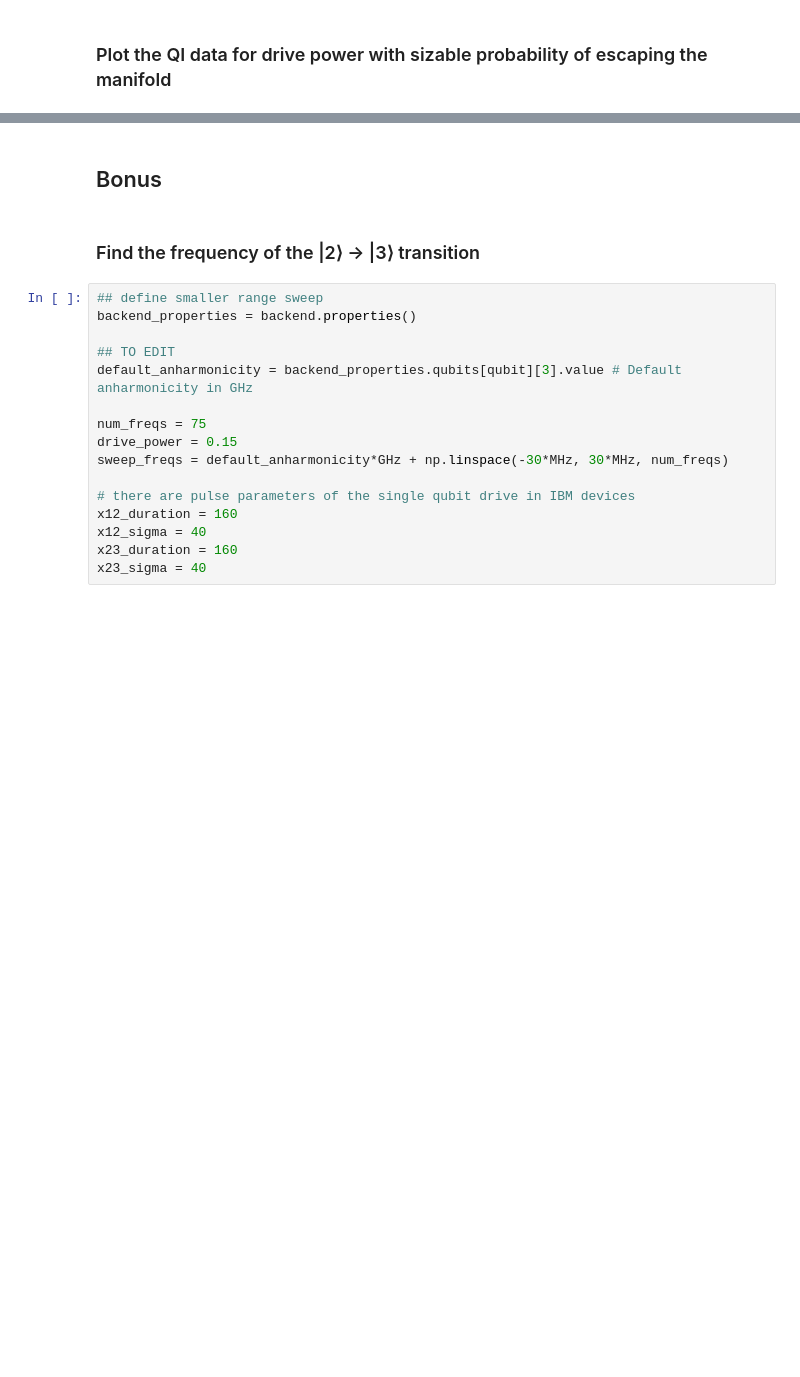
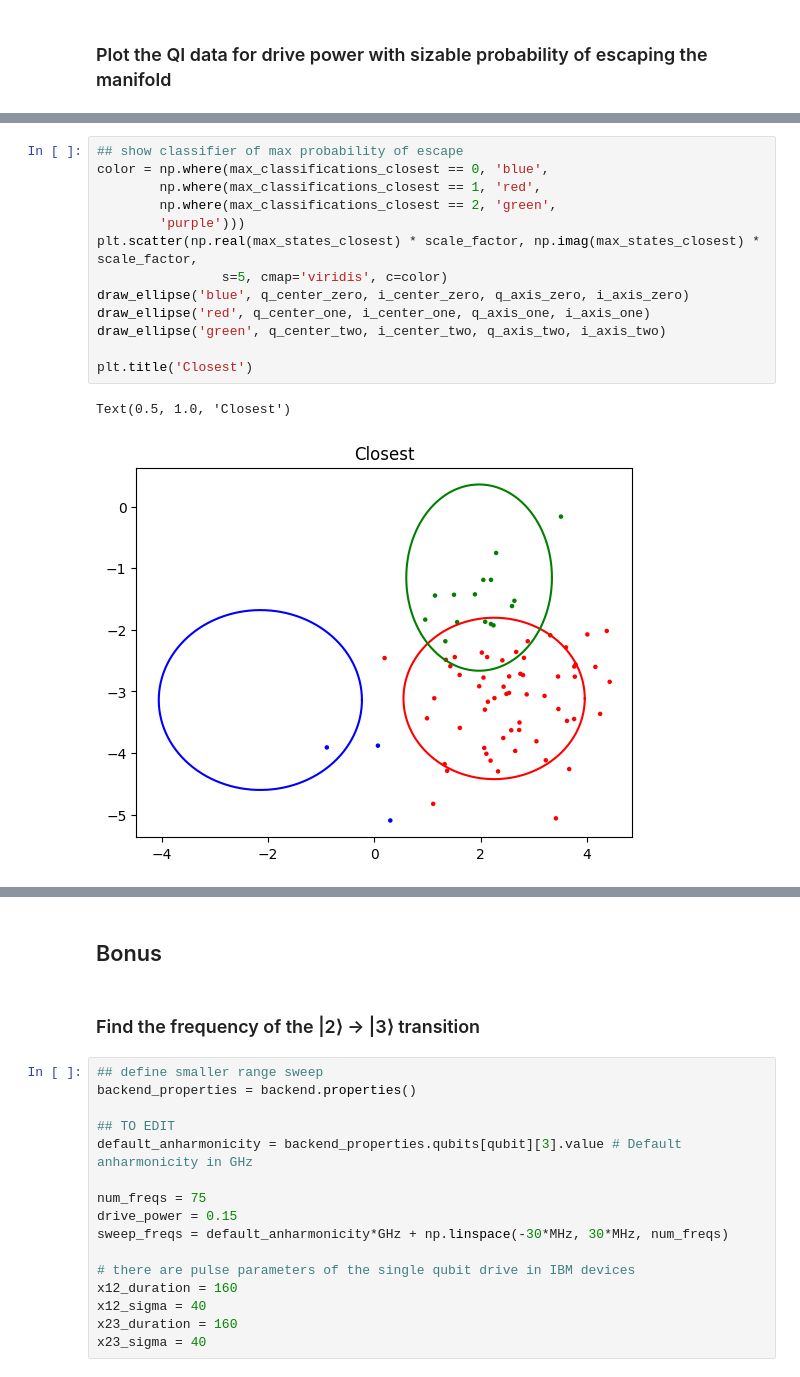
Before and after one commit to drewcurran/ECE396_Project, a Jupyter notebook: Beyond the Two-Level System.ipynb, the cells around one changed output, grey strips where cells are left out. Saved outputs shown, nothing was run; the diff lists cells and outputs as text; blank space fills up the shorter version.

```diff
--- a/Beyond the Two-Level System.ipynb
+++ b/Beyond the Two-Level System.ipynb
@@ -926,0 +971,16 @@ plt.show()
+# %%
+## show classifier of max probability of escape
+color = np.where(max_classifications_closest == 0, 'blue',
+        np.where(max_classifications_closest == 1, 'red',
+        np.where(max_classifications_closest == 2, 'green',
+        'purple')))
+plt.scatter(np.real(max_states_closest) * scale_factor, np.imag(max_states_closest) * scale_factor,
+                s=5, cmap='viridis', c=color)
+draw_ellipse('blue', q_center_zero, i_center_zero, q_axis_zero, i_axis_zero)
+draw_ellipse('red', q_center_one, i_center_one, q_axis_one, i_axis_one)
+draw_ellipse('green', q_center_two, i_center_two, q_axis_two, i_axis_two)
+
+plt.title('Closest')
+# %% [output]
+Text(0.5, 1.0, 'Closest')
+[figure, added]
```
Also changed, not shown: parts of 11 cells of this notebook.
